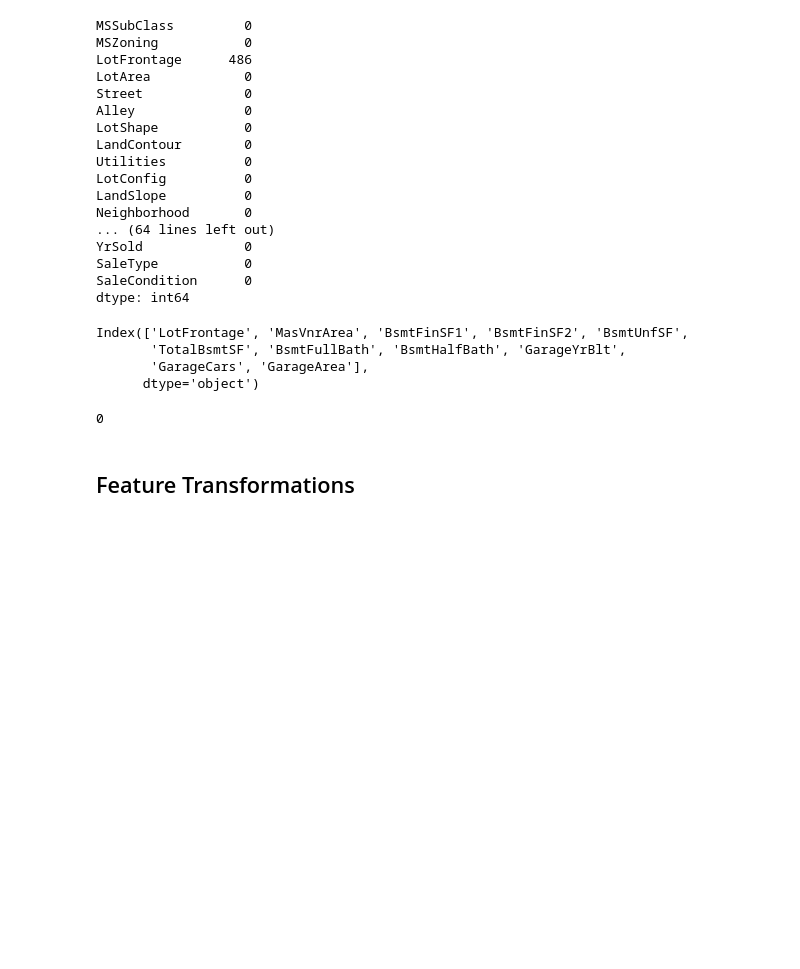
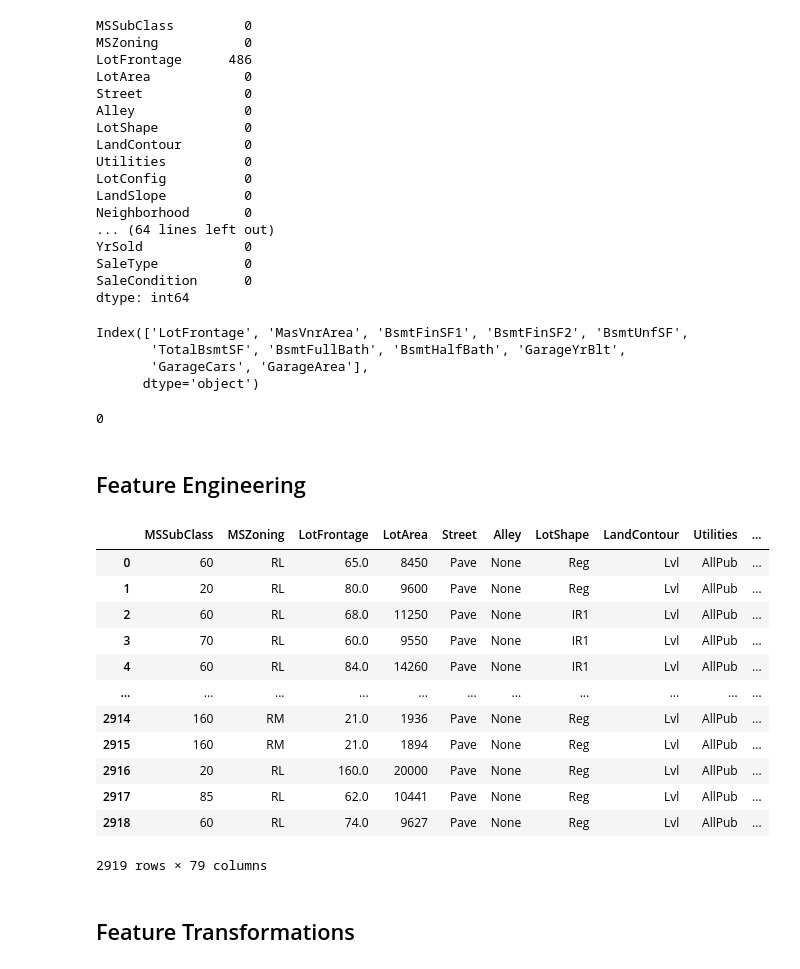
Before and after one commit to gagankh123/ML_Experiment, a Jupyter notebook: house-prices-advanced-regression-techniques/House_Price_Prediction.ipynb, the cells around one changed output. Drawn from its saved outputs; the diff is of its cells as text; code cells hidden in the pictures; blank space fills up the shorter version.

Commit message:
Feature Engineering Part 1

```diff
--- a/house-prices-advanced-regression-techniques/House_Price_Prediction.ipynb
+++ b/house-prices-advanced-regression-techniques/House_Price_Prediction.ipynb
@@ -343,3 +343,21 @@ data3.isna().sum().sum()
 0
 # %%
 data4 = data3.copy()
+# %% [markdown]
+## Feature Engineering
+# %%
+data4
+# %% [output]
+|  | MSSubClass | MSZoning | LotFrontage | LotArea | Street | Alley | LotShape | LandContour | Utilities | ... |
+| 0 | 60 | RL | 65.0 | 8450 | Pave | None | Reg | Lvl | AllPub | ... |
+| 1 | 20 | RL | 80.0 | 9600 | Pave | None | Reg | Lvl | AllPub | ... |
+| 2 | 60 | RL | 68.0 | 11250 | Pave | None | IR1 | Lvl | AllPub | ... |
+| 3 | 70 | RL | 60.0 | 9550 | Pave | None | IR1 | Lvl | AllPub | ... |
+| 4 | 60 | RL | 84.0 | 14260 | Pave | None | IR1 | Lvl | AllPub | ... |
+| ... | ... | ... | ... | ... | ... | ... | ... | ... | ... | ... |
+| 2914 | 160 | RM | 21.0 | 1936 | Pave | None | Reg | Lvl | AllPub | ... |
+| 2915 | 160 | RM | 21.0 | 1894 | Pave | None | Reg | Lvl | AllPub | ... |
+| 2916 | 20 | RL | 160.0 | 20000 | Pave | None | Reg | Lvl | AllPub | ... |
+| 2917 | 85 | RL | 62.0 | 10441 | Pave | None | Reg | Lvl | AllPub | ... |
+| 2918 | 60 | RL | 74.0 | 9627 | Pave | None | Reg | Lvl | AllPub | ... |
+2919 rows × 79 columns
```
Also changed, not shown: parts of 32 cells of this notebook.
